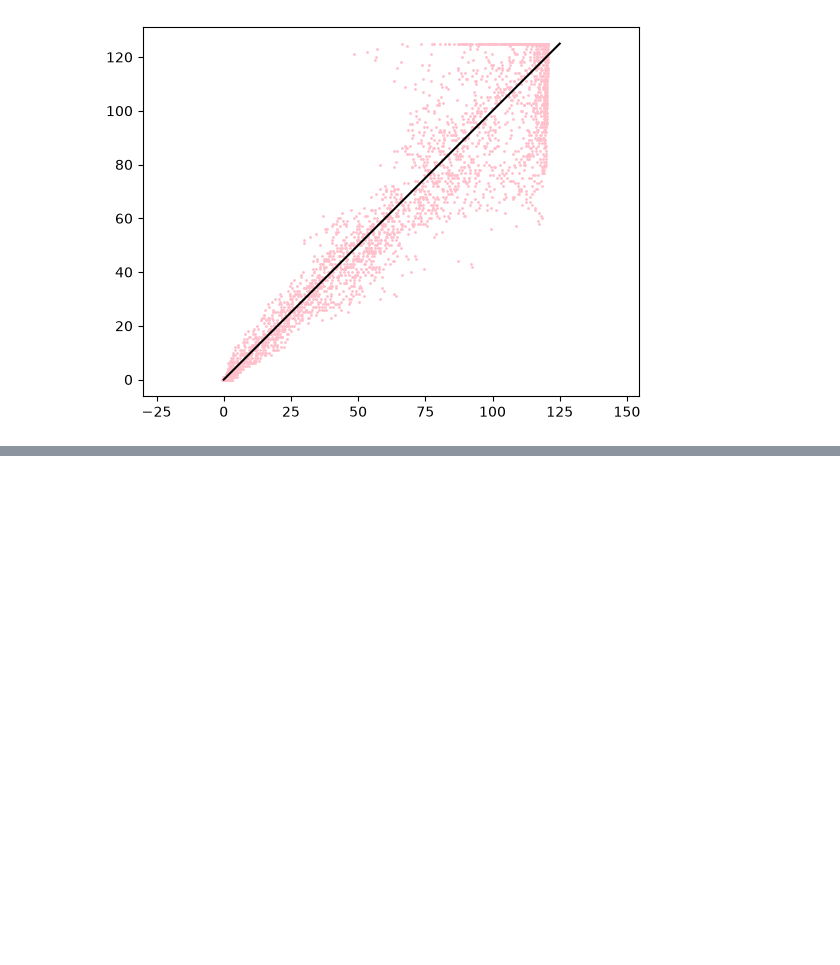
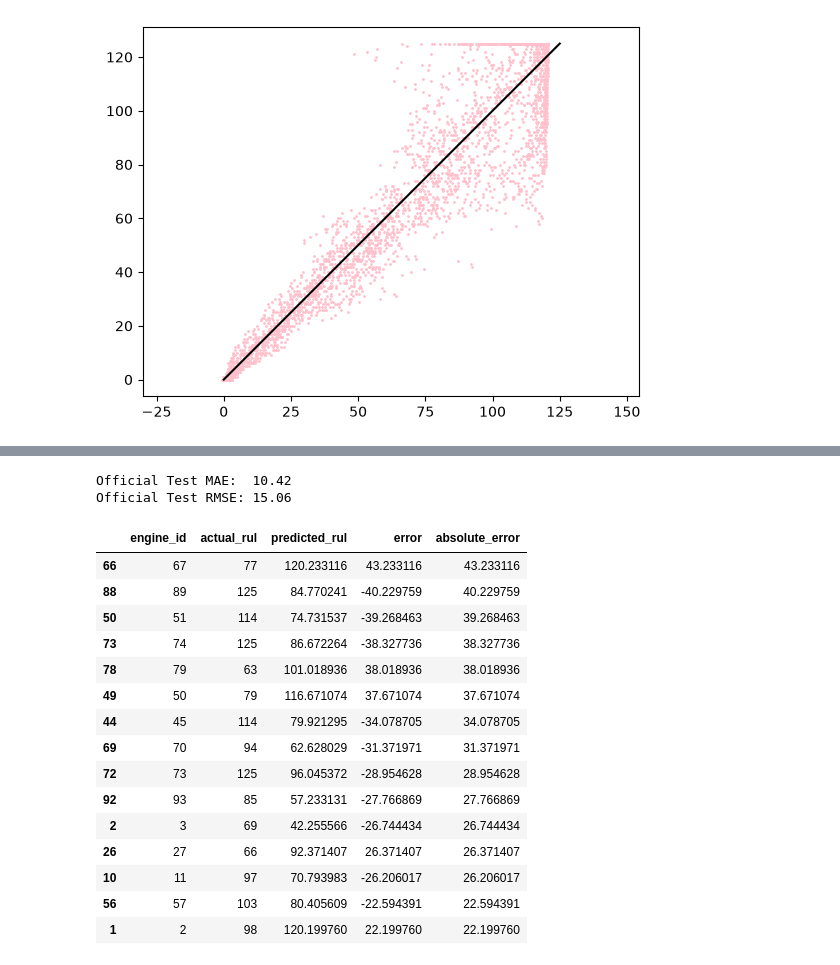
Before and after one commit to iamprakhar10/aircraft-rul-predictor, a Jupyter notebook: notebooks/01_explore_fd001.ipynb, the cells around one changed output, grey strips where cells are left out. Cells and saved outputs as stored; diff of their text form; code cells hidden in the pictures; blank space fills up the shorter version.

```diff
--- a/notebooks/01_explore_fd001.ipynb
+++ b/notebooks/01_explore_fd001.ipynb
@@ -1410,0 +1552,56 @@ torch.save(
+# %%
+test_mae = mean_absolute_error(
+    y_test_capped,
+    test_predictions
+)
+
+test_rmse = np.sqrt(
+    mean_squared_error(
+        y_test_capped,
+        test_predictions
+    )
+)
+
+print(f"Official Test MAE:  {test_mae:.2f}")
+print(f"Official Test RMSE: {test_rmse:.2f}")
+# %% [output]
+Official Test MAE:  10.42
+Official Test RMSE: 15.06
+# %%
+# Error analysis test set
+results_test = pd.DataFrame({
+    "engine_id": test_engine_ids,
+    "actual_rul": y_test_capped,
+    "predicted_rul": test_predictions,
+})
+
+results_test["error"] = (
+    results_test["predicted_rul"]
+    - results_test["actual_rul"]
+)
+
+results_test["absolute_error"] = (
+    results_test["error"].abs()
+)
+
+results_test.sort_values(
+    "absolute_error",
+    ascending=False
+).head(15)
+# %% [output]
+|  | engine_id | actual_rul | predicted_rul | error | absolute_error |
+| 66 | 67 | 77 | 120.233116 | 43.233116 | 43.233116 |
+| 88 | 89 | 125 | 84.770241 | -40.229759 | 40.229759 |
+| 50 | 51 | 114 | 74.731537 | -39.268463 | 39.268463 |
+| 73 | 74 | 125 | 86.672264 | -38.327736 | 38.327736 |
+| 78 | 79 | 63 | 101.018936 | 38.018936 | 38.018936 |
+| 49 | 50 | 79 | 116.671074 | 37.671074 | 37.671074 |
+| 44 | 45 | 114 | 79.921295 | -34.078705 | 34.078705 |
+| 69 | 70 | 94 | 62.628029 | -31.371971 | 31.371971 |
+| 72 | 73 | 125 | 96.045372 | -28.954628 | 28.954628 |
+| 92 | 93 | 85 | 57.233131 | -27.766869 | 27.766869 |
+| 2 | 3 | 69 | 42.255566 | -26.744434 | 26.744434 |
+| 26 | 27 | 66 | 92.371407 | 26.371407 | 26.371407 |
+| 10 | 11 | 97 | 70.793983 | -26.206017 | 26.206017 |
+| 56 | 57 | 103 | 80.405609 | -22.594391 | 22.594391 |
+| 1 | 2 | 98 | 120.199760 | 22.199760 | 22.199760 |
```
Also changed, not shown: parts of 17 cells of this notebook.
